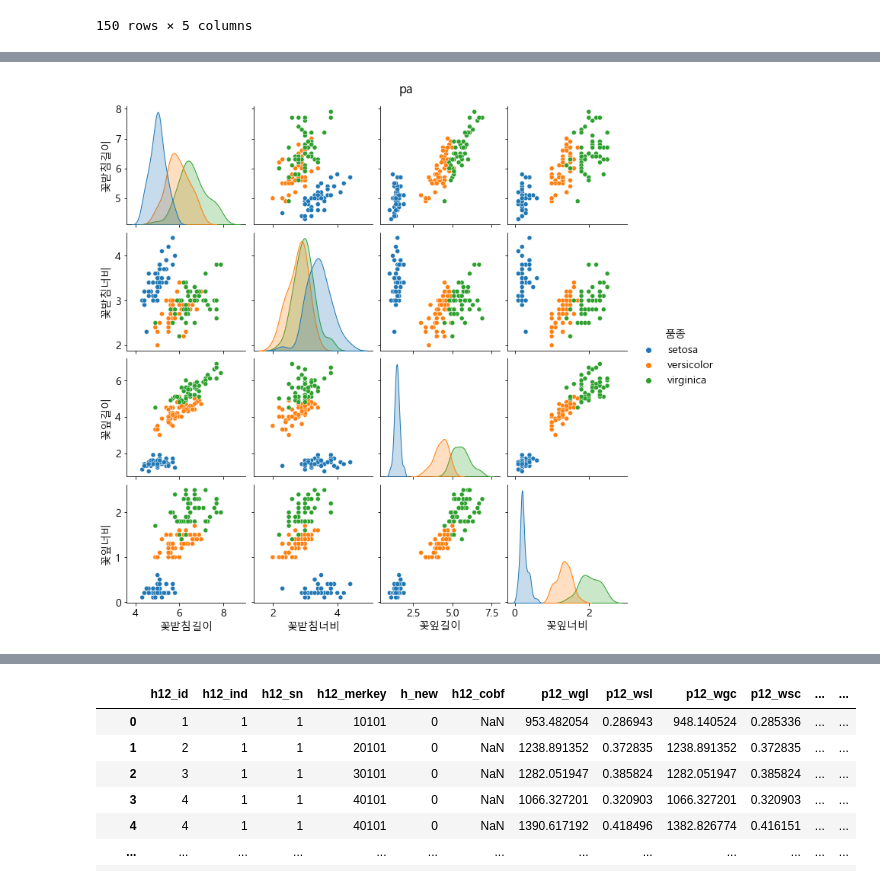
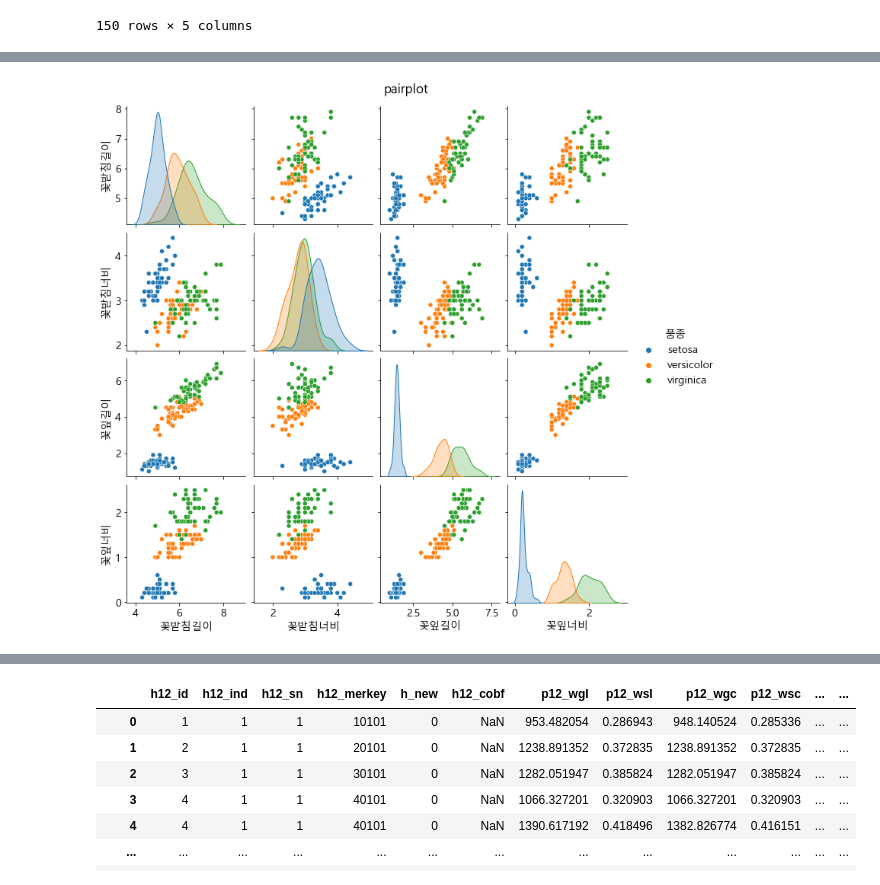
Before and after one commit to UnchaeJeong/20210706, a Jupyter notebook: 6_30_데이터 시각화/04_데이터 시각화/Untitled.ipynb, the cells around one changed output, grey strips where cells are left out. Cells and saved outputs as stored; diff of their text form; code cells hidden in the pictures.

```diff
--- a/6_30_데이터 시각화/04_데이터 시각화/Untitled.ipynb
+++ b/6_30_데이터 시각화/04_데이터 시각화/Untitled.ipynb
@@ -22,8 +22,7 @@ plt.rcParams['axes.unicode_minus'] = False
 plt.rcParams['figure.facecolor'] = 'white'
 # %%
 iris = pd.read_csv('data/iris.csv')
-iris.columns = ['꽃받침길이', '꽃받침너비',
-                '꽃잎길이','꽃잎너비', '품종']
+iris.columns = ['꽃받침길이', '꽃받침너비', '꽃잎길이', '꽃잎너비', '품종']
 iris
 # %% [output]
 |  | 꽃받침길이 | 꽃받침너비 | 꽃잎길이 | 꽃잎너비 | 품종 |
@@ -60,6 +99,6 @@ plt.show()
 # %%
-sns.pairplot(iris, hue='품종')
-plt.suptitle('pa', y=1.02)
+sns.pairplot(iris, hue = '품종')
+plt.suptitle('pairplot', y=1.02)
 plt.show()
 # %% [output]
-[figure, old version]
+[figure, new version]
```
Also changed, not shown: parts of 43 cells of this notebook, 2 other files.
